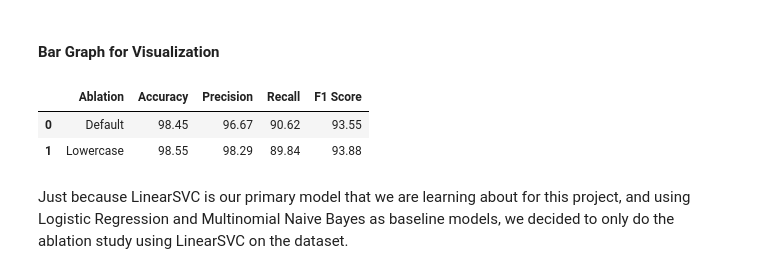
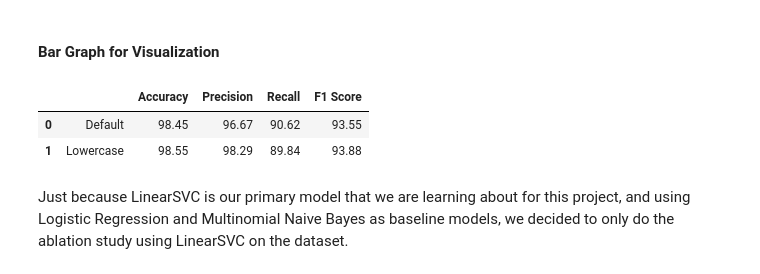
Before and after one commit to jackson-trader/CS462-Email-Spam-Classifier, a Jupyter notebook: CS462_Group5_Email_Spam_Classifier.ipynb, the cells around one changed output. Saved outputs shown, nothing was run; the diff lists cells and outputs as text; code cells hidden in the pictures.

```diff
--- a/CS462_Group5_Email_Spam_Classifier.ipynb
+++ b/CS462_Group5_Email_Spam_Classifier.ipynb
@@ -38,7 +38,7 @@ from sklearn.metrics import accuracy_score, precision_score, recall_score, f1_sc
 ## **Load the Dataset**
 # %%
 # Loading the dataset into a Pandas DataFrame object
-df = pd.read_csv("email_spam_dataset.csv")
+df = pd.read_csv("email_spam_data.csv")
 # %% [markdown]
 ## **View the Dataset**
 # %%
@@ -335,36 +337,33 @@ ablation_svc_pred = ablation_svc.predict(X_test_ablation_features)
 #### Bar Graph for Visualization
 # %%
 ablation_df = pd.DataFrame({
-    'Ablation': [
-      'Default',
-      'Lowercase'
-    ],
+    ' ': ['Default', 'Lowercase'],
 
     'Accuracy': [
-      accuracy_score(y_test, svc_pred),
-      accuracy_score(y_test, ablation_svc_pred)
+        accuracy_score(y_test, svc_pred),
+        accuracy_score(y_test, ablation_svc_pred)
     ],
     'Precision': [
         precision_score(y_test, svc_pred),
         precision_score(y_test, ablation_svc_pred)
     ],
     'Recall': [
         recall_score(y_test, svc_pred),
         recall_score(y_test, ablation_svc_pred)
     ],
     'F1 Score': [
         f1_score(y_test, svc_pred),
         f1_score(y_test, ablation_svc_pred)
     ]
 })
 
 for metric in metrics:
   ablation_df[metric] = (ablation_df[metric] * 100).round(2)
 
 # Show the ablation table
 ablation_df
 # %% [output]
-|  | Ablation | Accuracy | Precision | Recall | F1 Score |
+|  |  | Accuracy | Precision | Recall | F1 Score |
 | 0 | Default | 98.45 | 96.67 | 90.62 | 93.55 |
 | 1 | Lowercase | 98.55 | 98.29 | 89.84 | 93.88 |
 # %% [markdown]
```
Also changed, not shown: parts of 10 cells of this notebook.
